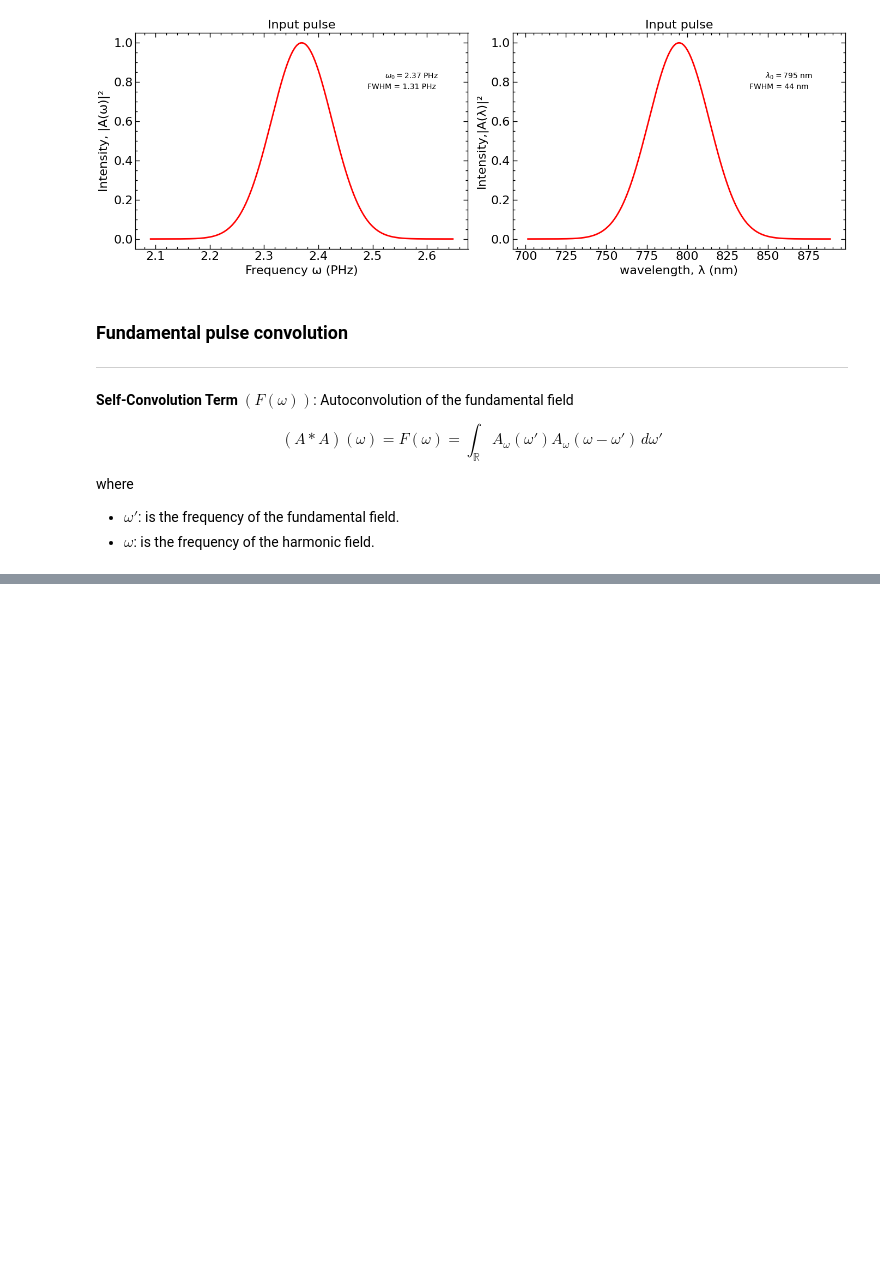
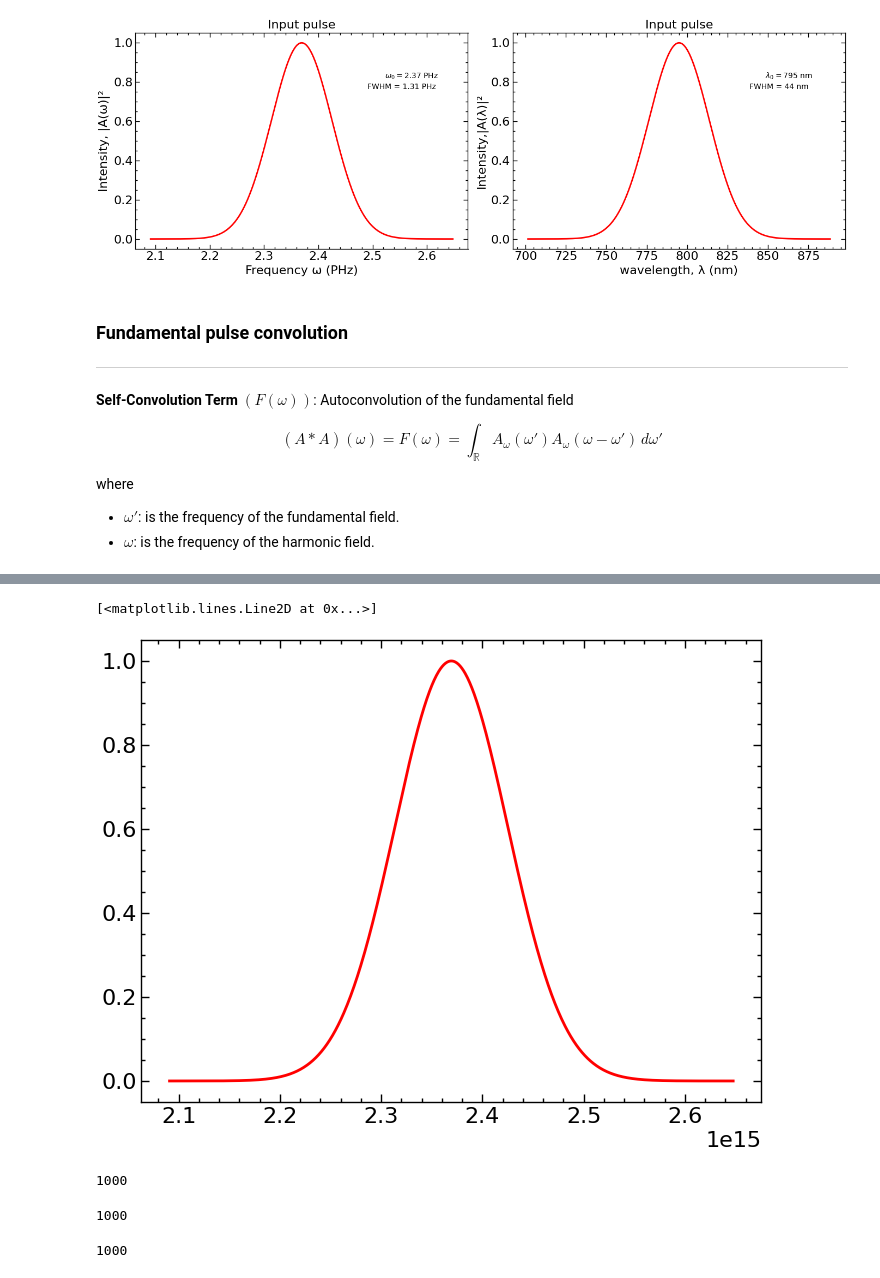
Before and after one commit to jusrojasrod/SHG-and-PDC-simulation, a Jupyter notebook: notebooks/exploracion/SHG_pulse.ipynb, the cells around one changed output, grey strips where cells are left out. Cells and saved outputs as stored; diff of their text form; code cells hidden in the pictures; blank space fills up the shorter version.

```diff
--- a/notebooks/exploracion/SHG_pulse.ipynb
+++ b/notebooks/exploracion/SHG_pulse.ipynb
@@ -99,18 +99,3 @@ $$
 where
 - $\omega'$: is the frequency of the fundamental field.
 - $\omega$: is the frequency of the harmonic field.
-# %%
-# Import NumPy
-import numpy as np
-
-# First input array
-a = np.array([3, 7])
-print("First vector: ", a)
-
-# Second input array
-v = np.array([1, 2, 5, 7])
-print("Second vector: ", v)
-
-print("Convolution using full mode:")
-# Using convolve() function in "full" mode:
-print(np.convolve(a, v))
@@ -128,0 +142,31 @@ plt.plot(omega, conv_fundamental_pulse, color='blue', linestyle='-')
+# %%
+def fundamental_field_spectrum(omega_0, omega, sigma_omega, E_0: float = 1.0):
+        """
+        Calculates the spectrum of the fundamental field E_1(omega) as a Gaussian pulse.
+
+        Parameters
+        ----------
+        omega : float or array
+            Frequencies in rad/s.
+        sigma_omega : float
+            Spectral width of the Gaussian pulse in rad/s.
+        E_0 : float, optional
+            Amplitude of the field in V/m. Default is 1.0 (normalized).
+
+        Returns
+        -------
+        float or array
+            The spectrum E_1(omega) of the fundamental field.
+        """
+        omega = np.asarray(omega)
+        if sigma_omega <= 0:
+            raise ValueError("Spectral width sigma_omega must be positive.")
+
+        return E_0 * np.exp(-((omega - omega_0)**2) / (2 * sigma_omega**2))
+# %%
+fundamental = fundamental_field_spectrum(omega=omega, omega_0=fundamental_frequency, sigma_omega=sigma_frequency)
+# %%
+plt.plot(omega, fundamental, color='red', linestyle='-')
+# %% [output]
+[<matplotlib.lines.Line2D at 0x...>]
+[figure, added]
@@ -128,0 +193,12 @@ plt.plot(omega, conv_fundamental_pulse, color='blue', linestyle='-')
+# %%
+len(F_omega)
+# %% [output]
+1000
+# %%
+len(omega_range)
+# %% [output]
+1000
+# %%
+len(omega)
+# %% [output]
+1000
```
Also changed, not shown: parts of 11 cells of this notebook, 3 other files.
